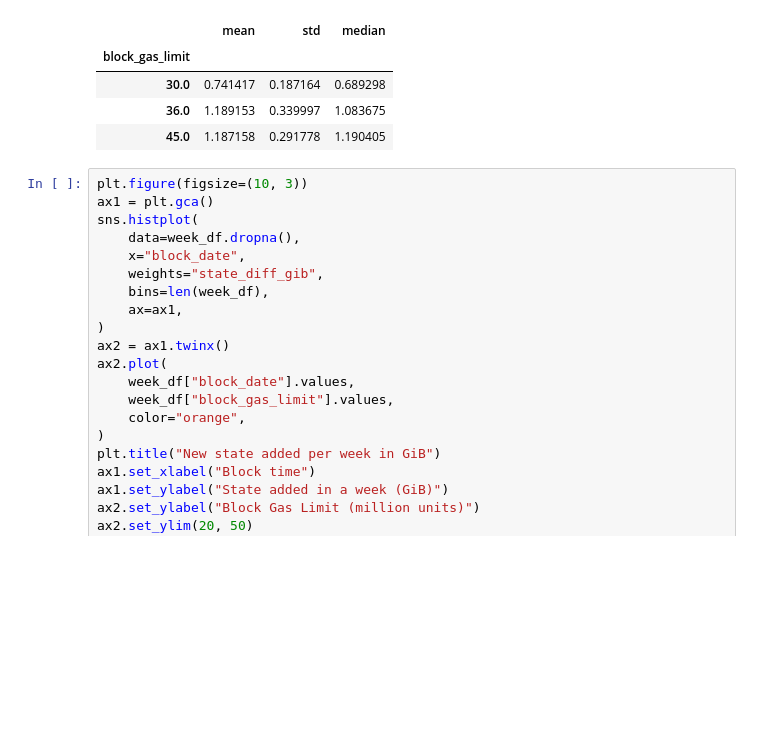
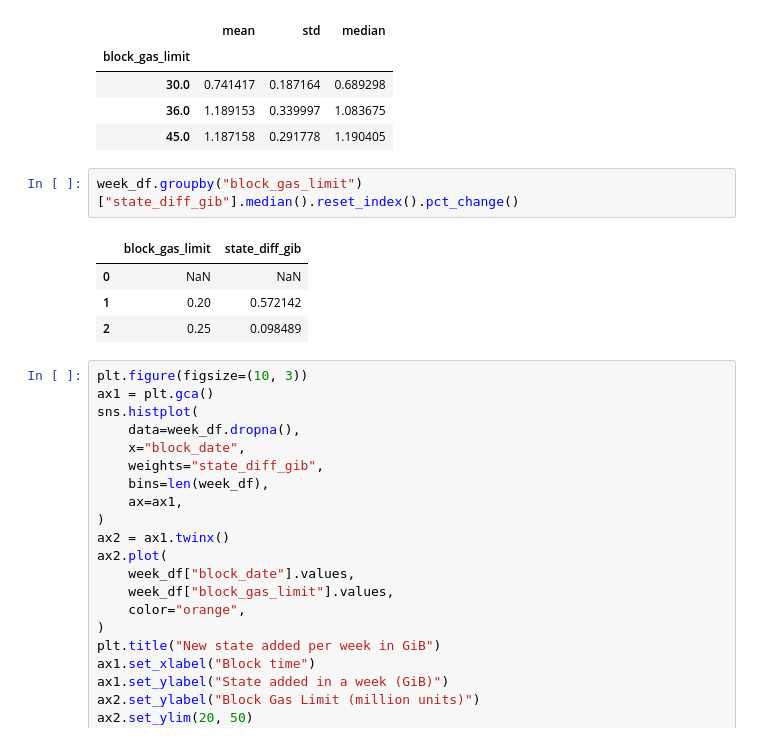
Before and after one commit to misilva73/evm-gas-repricings, a Jupyter notebook: notebooks/0.6-state_growth_EDA_v2.ipynb, the cells around one changed output. Cells and saved outputs as stored; diff of their text form; blank space fills up the shorter version.

Commit message:
Add diffs to state growth EDA

```diff
--- a/notebooks/0.6-state_growth_EDA_v2.ipynb
+++ b/notebooks/0.6-state_growth_EDA_v2.ipynb
@@ -174,6 +174,13 @@ week_df.groupby("block_gas_limit")["state_diff_gib"].agg(["mean", "std", "median
 | 30.0 | 0.741417 | 0.187164 | 0.689298 |
 | 36.0 | 1.189153 | 0.339997 | 1.083675 |
 | 45.0 | 1.187158 | 0.291778 | 1.190405 |
+# %%
+week_df.groupby("block_gas_limit")["state_diff_gib"].median().reset_index().pct_change()
+# %% [output]
+|  | block_gas_limit | state_diff_gib |
+| 0 | NaN | NaN |
+| 1 | 0.20 | 0.572142 |
+| 2 | 0.25 | 0.098489 |
 # %%
 plt.figure(figsize=(10, 3))
 ax1 = plt.gca()
```
Also changed, not shown: parts of 2 cells of this notebook.
